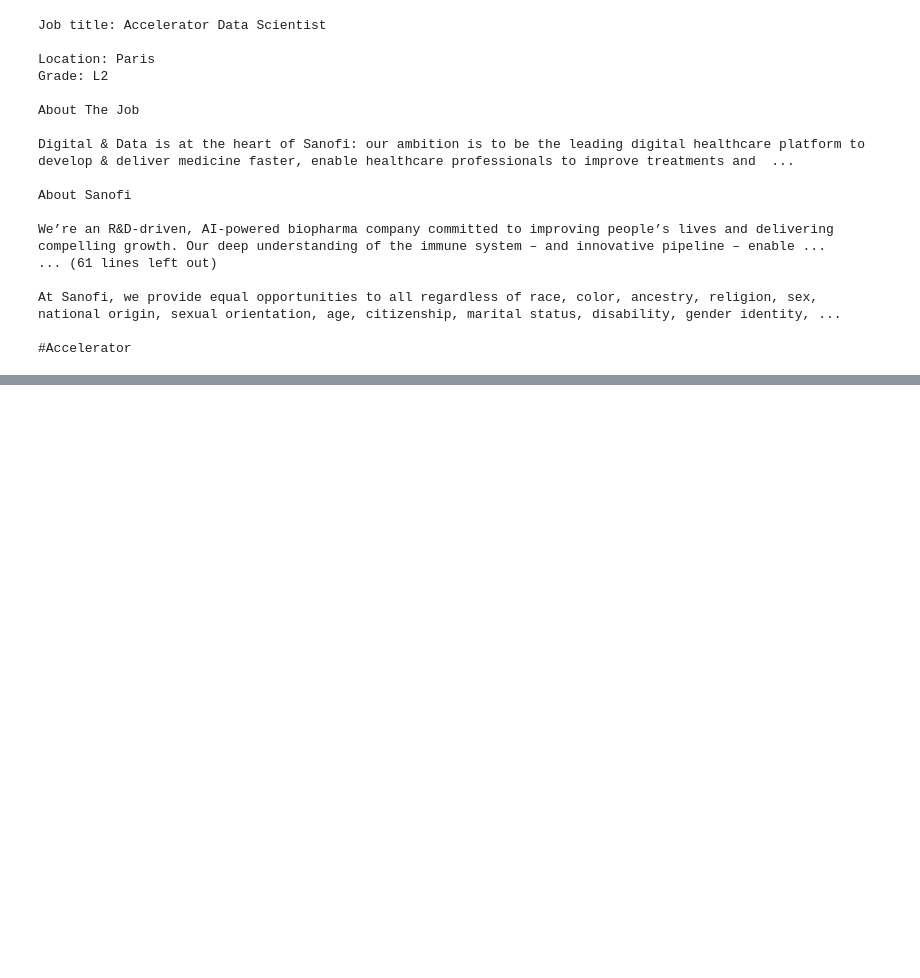
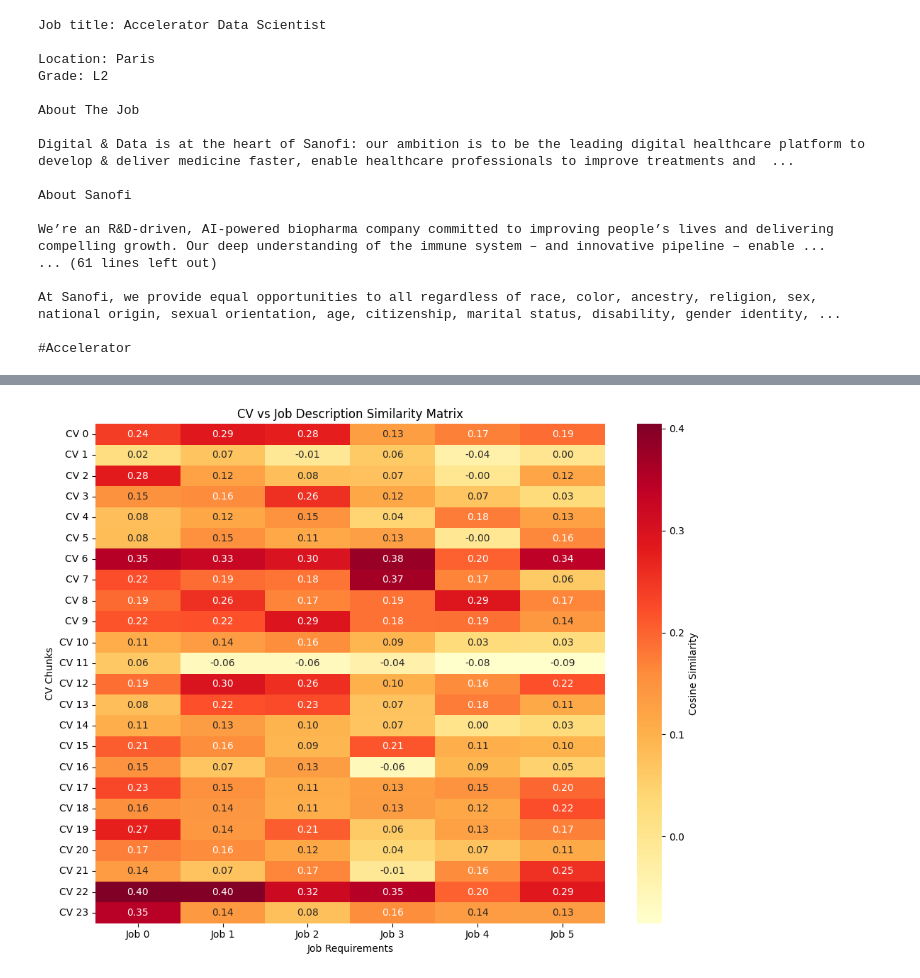
Before and after one commit to rodrigosanchezcela/interview-preparation, a Jupyter notebook: notebooks/experiments.ipynb, the cells around one changed output, grey strips where cells are left out. Cells and saved outputs as stored; diff of their text form; code cells hidden in the pictures; blank space fills up the shorter version.

Commit message:
added embedding, however  similarity scores are too low. I will revisit chunking strats

```diff
--- a/notebooks/experiments.ipynb
+++ b/notebooks/experiments.ipynb
@@ -121,0 +325,9 @@ Preview: #Accelerator...
+# %%
+# Generate Job Description embeddings
+# First get chunks from selected_job_chunks (which are scored dicts)
+
+print(f"Generating embeddings for {len(selected_job_chunks)} job description chunks...")
+job_embeddings = embedder.calculate_embeddings_chunks(selected_job_chunks)
+
+print(f"\n✓ Generated {len(job_embeddings)} embeddings")
+print(f"Embedding shape: {job_embeddings.shape}")
@@ -121,0 +375,6 @@ Preview: #Accelerator...
+# %%
+# Import and initialize Matcher
+from interview_prep.matching.matcher import Matcher
+
+matcher = Matcher()
+print("✓ Matcher initialized")
@@ -121,0 +383,10 @@ Preview: #Accelerator...
+# %%
+# Calculate similarity matrix
+print(f"CV embeddings shape: {cv_embeddings.shape}")
+print(f"Job embeddings shape: {job_embeddings.shape}")
+
+similarity_matrix = matcher.match(cv_embeddings, job_embeddings)
+
+print(f"\nSimilarity matrix shape: {similarity_matrix.shape}")
+print(f"Similarity range: [{similarity_matrix.min():.3f}, {similarity_matrix.max():.3f}]")
+print(f"Mean similarity: {similarity_matrix.mean():.3f}")
@@ -121,0 +449,20 @@ Preview: #Accelerator...
+# %%
+# Visualize similarity matrix as heatmap
+import matplotlib.pyplot as plt
+import seaborn as sns
+
+plt.figure(figsize=(10, 8))
+sns.heatmap(similarity_matrix,
+            annot=True,
+            fmt='.2f',
+            cmap='YlOrRd',
+            xticklabels=[f'Job {i}' for i in range(similarity_matrix.shape[1])],
+            yticklabels=[f'CV {i}' for i in range(similarity_matrix.shape[0])],
+            cbar_kws={'label': 'Cosine Similarity'})
+plt.title('CV vs Job Description Similarity Matrix')
+plt.xlabel('Job Requirements')
+plt.ylabel('CV Chunks')
+plt.tight_layout()
+plt.show()
+# %% [output]
+[figure, added]
```
Also changed, not shown: parts of 55 cells of this notebook, 13 other files.
